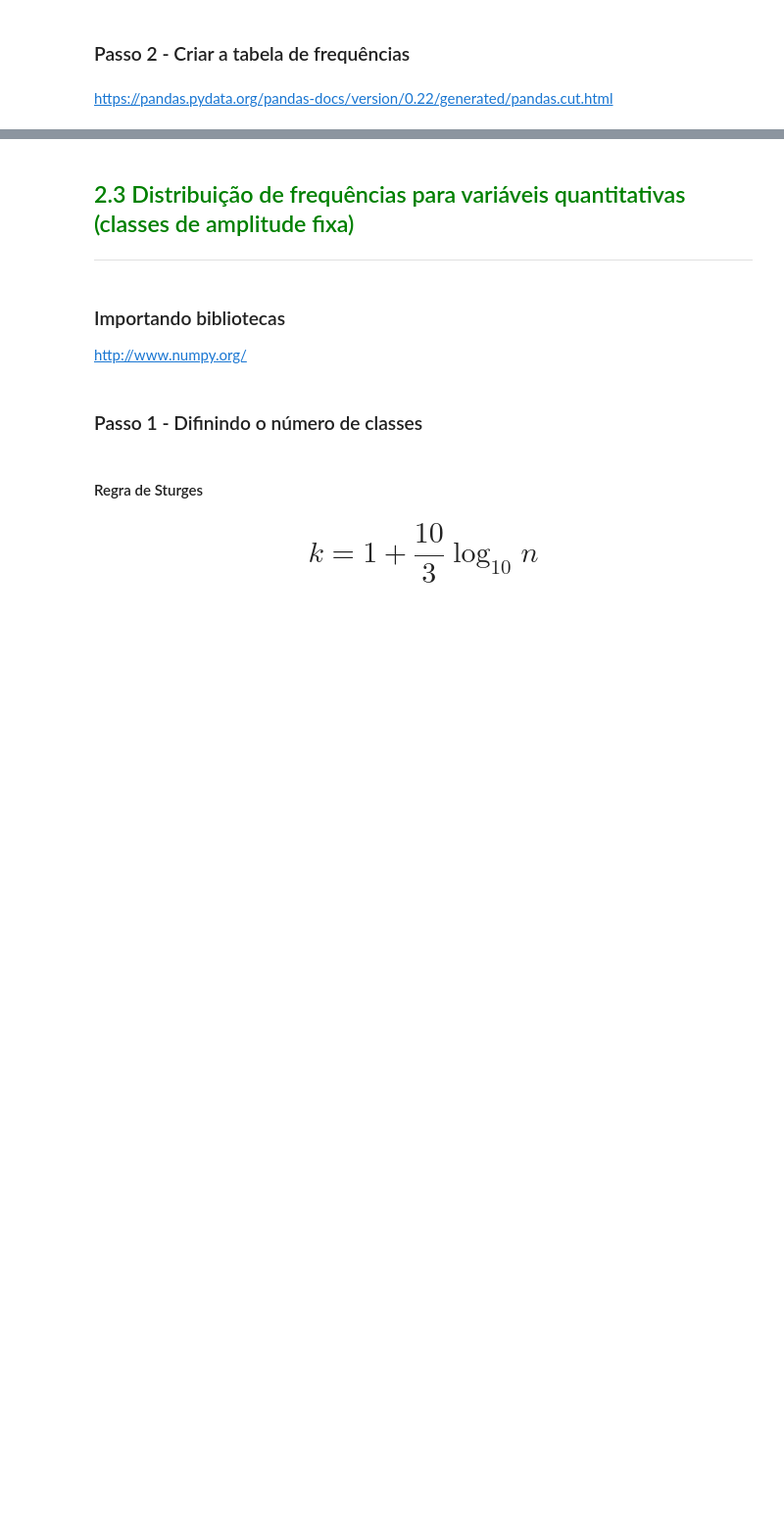
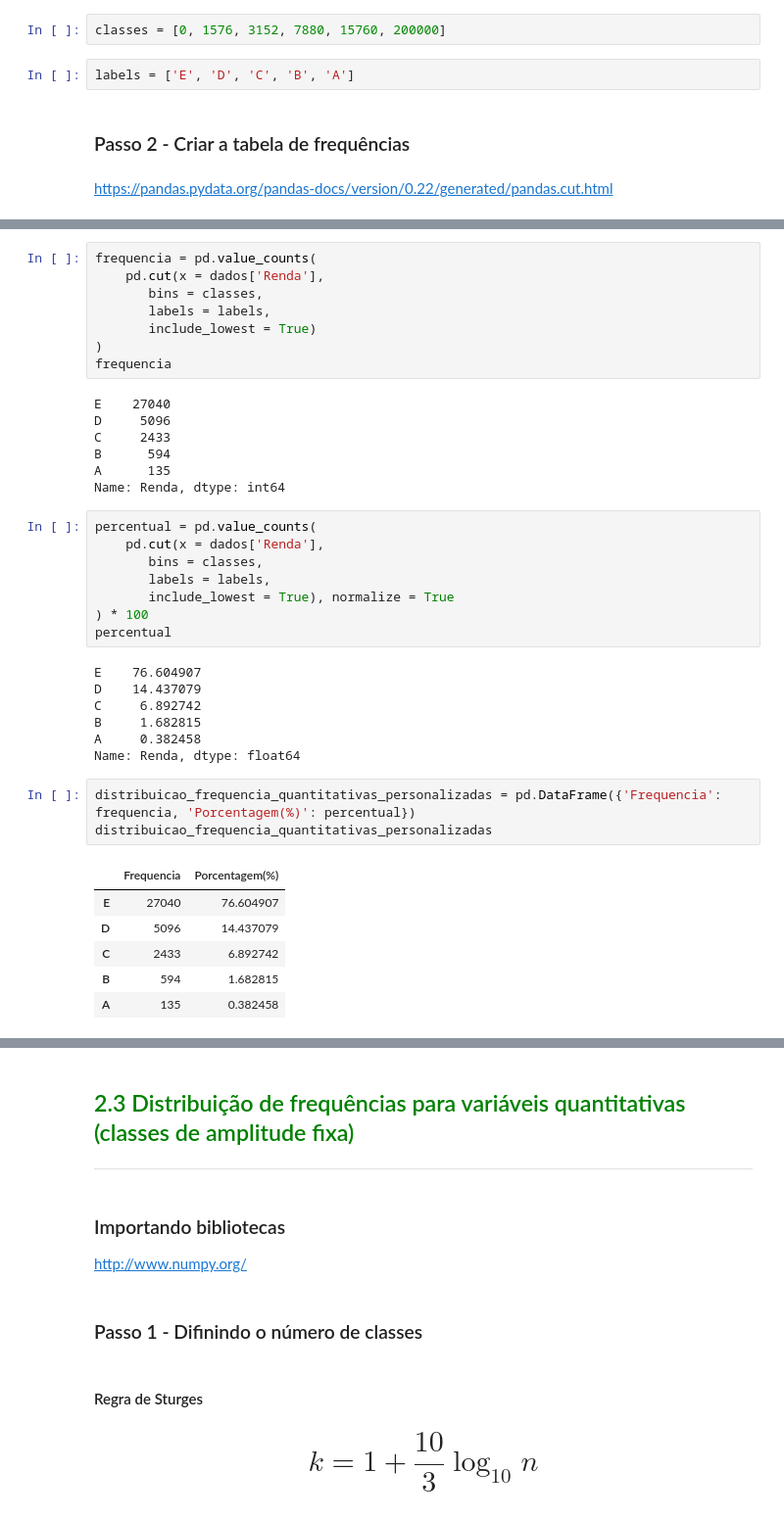
Before and after one commit to undevalmeida/Python, a Jupyter notebook: Estatística com Python/Frequência e Medidas/Curso_de_Estatística_Parte_1.ipynb, the cells around one changed output, grey strips where cells are left out. Shown at 98% size. Saved outputs shown, nothing was run; the diff lists cells and outputs as text; blank space fills up the shorter version.

```diff
--- a/Estatística com Python/Frequência e Medidas/Curso_de_Estatística_Parte_1.ipynb
+++ b/Estatística com Python/Frequência e Medidas/Curso_de_Estatística_Parte_1.ipynb
@@ -308,3 +316,7 @@ onde <b>SM</b> é o valor do salário mínimo na época. Em nosso caso <b>R$ 788
+# %%
+classes = [0, 1576, 3152, 7880, 15760, 200000]
+# %%
+labels = ['E', 'D', 'C', 'B', 'A']
 # %% [markdown]
 ### Passo 2 - Criar a tabela de frequências
 # %% [markdown]
@@ -311,0 +333,40 @@ https://pandas.pydata.org/pandas-docs/version/0.22/generated/pandas.cut.html
+# %%
+frequencia = pd.value_counts(
+    pd.cut(x = dados['Renda'],
+       bins = classes,
+       labels = labels,
+       include_lowest = True)
+)
+frequencia
+# %% [output]
+E    27040
+D     5096
+C     2433
+B      594
+A      135
+Name: Renda, dtype: int64
+# %%
+percentual = pd.value_counts(
+    pd.cut(x = dados['Renda'],
+       bins = classes,
+       labels = labels,
+       include_lowest = True), normalize = True
+) * 100
+percentual
+# %% [output]
+E    76.604907
+D    14.437079
+C     6.892742
+B     1.682815
+A     0.382458
+Name: Renda, dtype: float64
+# %%
+distribuicao_frequencia_quantitativas_personalizadas = pd.DataFrame({'Frequencia': frequencia, 'Porcentagem(%)': percentual})
+distribuicao_frequencia_quantitativas_personalizadas
+# %% [output]
+|  | Frequencia | Porcentagem(%) |
+| E | 27040 | 76.604907 |
+| D | 5096 | 14.437079 |
+| C | 2433 | 6.892742 |
+| B | 594 | 1.682815 |
+| A | 135 | 0.382458 |
```
Also changed, not shown: parts of 4 cells of this notebook.
